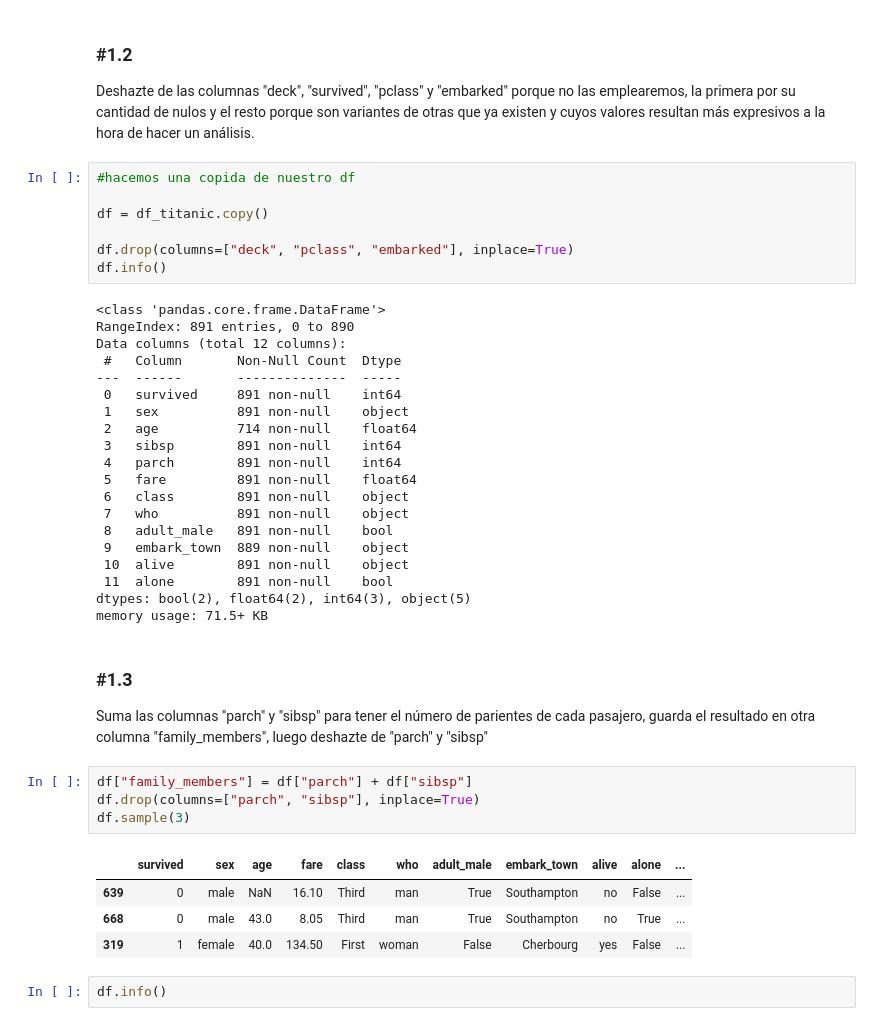
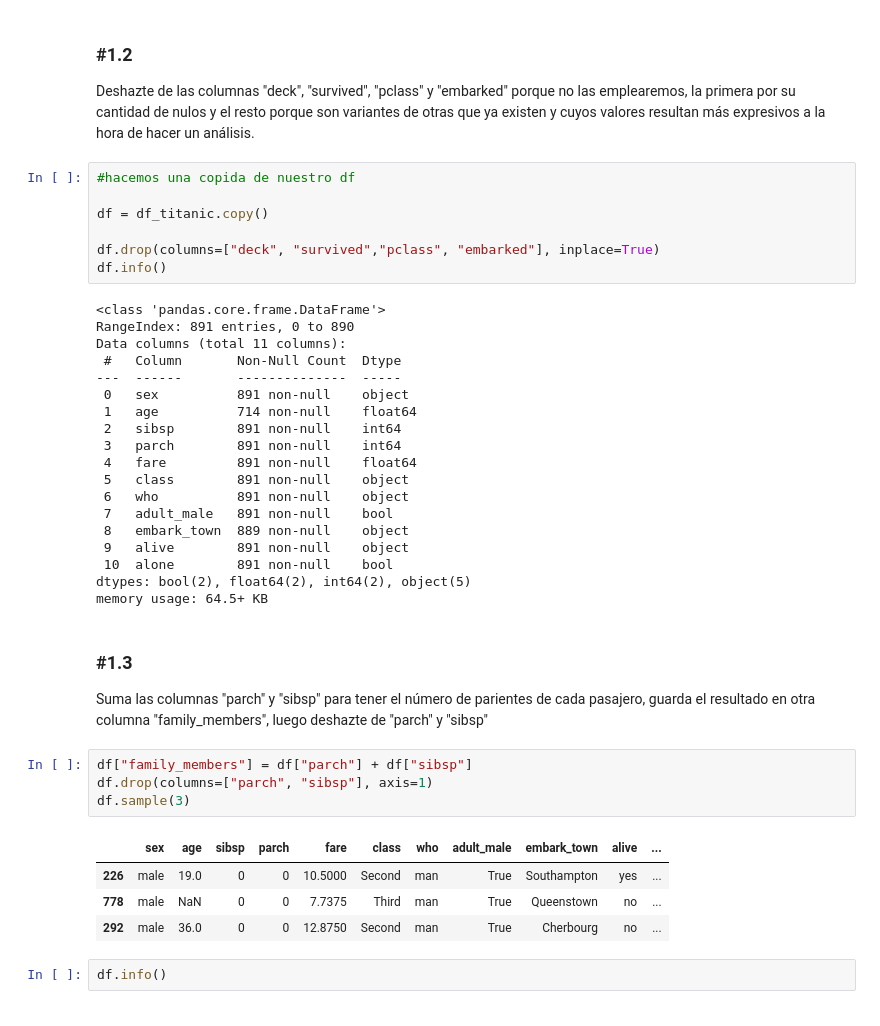
Before and after one commit to Fredmulato93/ONLINE_DS_THEBRIDGE_FRED_MULATO_93, a Jupyter notebook: 03_Analisis_de_Datos/Sprint_07/Unidad_02/Practica_Obligatoria/18_Practica_Obligatoria_Multivariante.ipynb, the cells around one changed output. Cells and saved outputs as stored; diff of their text form.

```diff
--- a/03_Analisis_de_Datos/Sprint_07/Unidad_02/Practica_Obligatoria/18_Practica_Obligatoria_Multivariante.ipynb
+++ b/03_Analisis_de_Datos/Sprint_07/Unidad_02/Practica_Obligatoria/18_Practica_Obligatoria_Multivariante.ipynb
@@ -56,41 +88,40 @@ Deshazte de las columnas "deck", "survived", "pclass" y "embarked" porque no las
 
 df = df_titanic.copy()
 
-df.drop(columns=["deck", "pclass", "embarked"], inplace=True)
+df.drop(columns=["deck", "survived","pclass", "embarked"], inplace=True)
 df.info()
 # %% [output]
 <class 'pandas.core.frame.DataFrame'>
 RangeIndex: 891 entries, 0 to 890
-Data columns (total 12 columns):
+Data columns (total 11 columns):
  #   Column       Non-Null Count  Dtype
 ---  ------       --------------  -----
- 0   survived     891 non-null    int64
- 1   sex          891 non-null    object
- 2   age          714 non-null    float64
- 3   sibsp        891 non-null    int64
- 4   parch        891 non-null    int64
- 5   fare         891 non-null    float64
- 6   class        891 non-null    object
- 7   who          891 non-null    object
- 8   adult_male   891 non-null    bool
- 9   embark_town  889 non-null    object
- 10  alive        891 non-null    object
- 11  alone        891 non-null    bool
-dtypes: bool(2), float64(2), int64(3), object(5)
-memory usage: 71.5+ KB
+ 0   sex          891 non-null    object
+ 1   age          714 non-null    float64
+ 2   sibsp        891 non-null    int64
+ 3   parch        891 non-null    int64
+ 4   fare         891 non-null    float64
+ 5   class        891 non-null    object
+ 6   who          891 non-null    object
+ 7   adult_male   891 non-null    bool
+ 8   embark_town  889 non-null    object
+ 9   alive        891 non-null    object
+ 10  alone        891 non-null    bool
+dtypes: bool(2), float64(2), int64(2), object(5)
+memory usage: 64.5+ KB
 # %% [markdown]
 ### #1.3
 
 Suma las columnas "parch" y "sibsp" para tener el número de parientes de cada pasajero, guarda el resultado en otra columna "family_members", luego deshazte de "parch" y "sibsp"
 # %%
 df["family_members"] = df["parch"] + df["sibsp"]
-df.drop(columns=["parch", "sibsp"], inplace=True)
+df.drop(columns=["parch", "sibsp"], axis=1)
 df.sample(3)
 # %% [output]
-|  | survived | sex | age | fare | class | who | adult_male | embark_town | alive | alone | ... |
-| 639 | 0 | male | NaN | 16.10 | Third | man | True | Southampton | no | False | ... |
-| 668 | 0 | male | 43.0 | 8.05 | Third | man | True | Southampton | no | True | ... |
-| 319 | 1 | female | 40.0 | 134.50 | First | woman | False | Cherbourg | yes | False | ... |
+|  | sex | age | sibsp | parch | fare | class | who | adult_male | embark_town | alive | ... |
+| 226 | male | 19.0 | 0 | 0 | 10.5000 | Second | man | True | Southampton | yes | ... |
+| 778 | male | NaN | 0 | 0 | 7.7375 | Third | man | True | Queenstown | no | ... |
+| 292 | male | 36.0 | 0 | 0 | 12.8750 | Second | man | True | Cherbourg | no | ... |
 # %%
 df.info()
 # %% [output]
```
Also changed, not shown: parts of 7 cells of this notebook, 1 other file.
